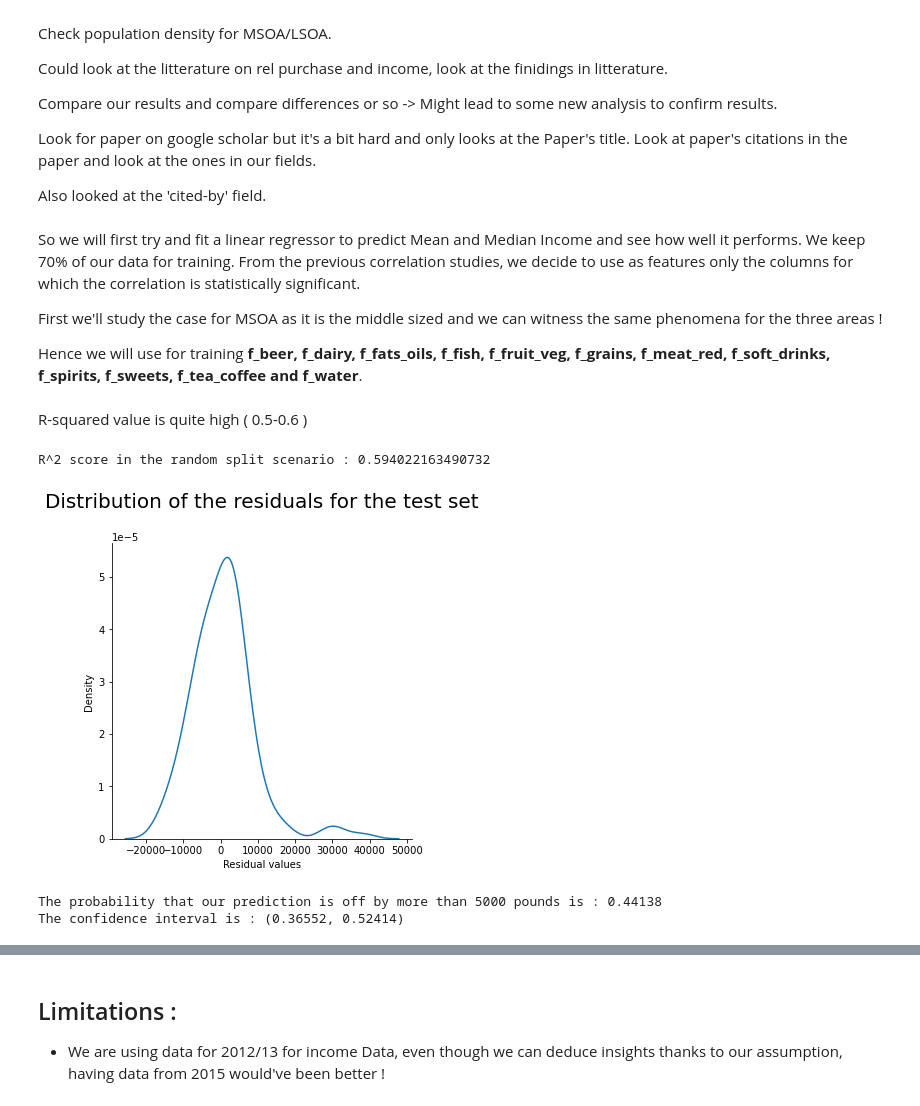
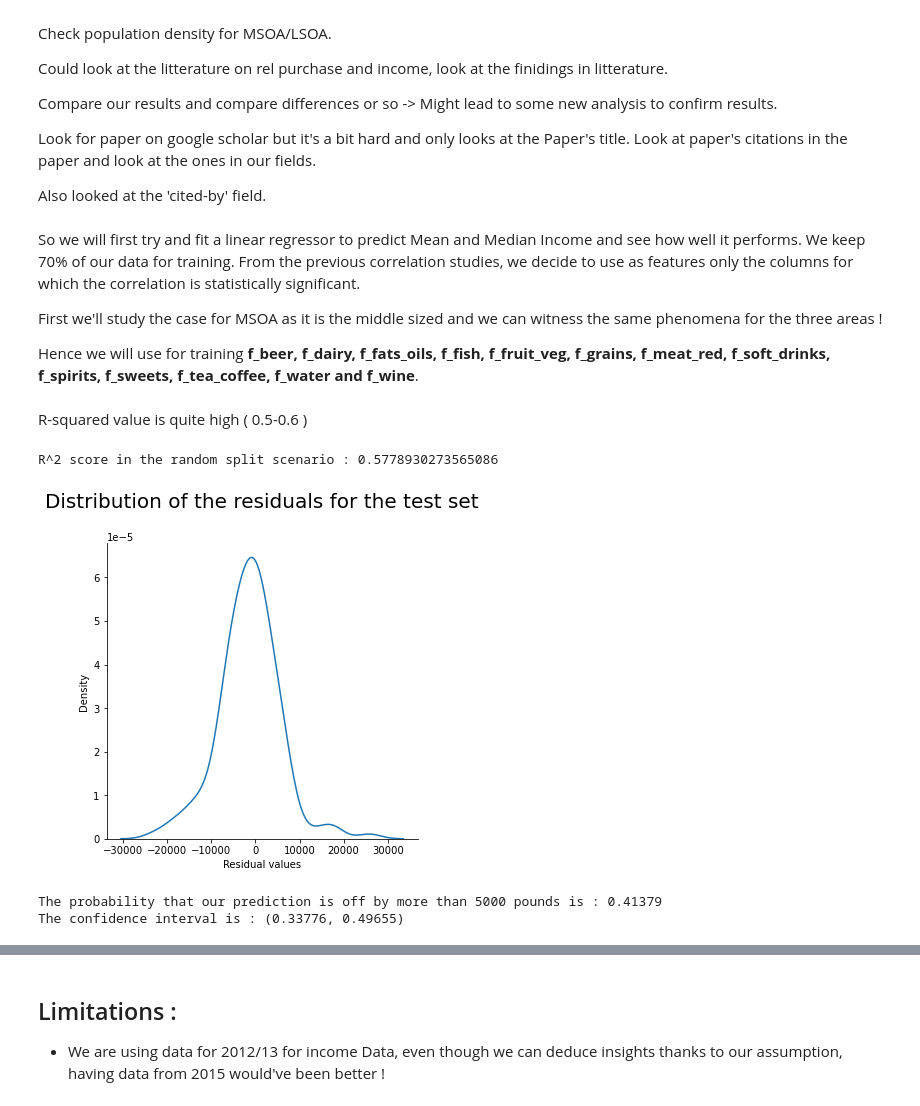
Before and after one commit to epfl-ada/ada-2020-project-milestone-p3-p3_p-ada-wan, a Jupyter notebook: Link_Groceries_Income.ipynb, the cells around one changed output, grey strips where cells are left out. Cells and saved outputs as stored; diff of their text form; code cells hidden in the pictures.

```diff
--- a/Link_Groceries_Income.ipynb
+++ b/Link_Groceries_Income.ipynb
@@ -280,43 +435,43 @@ We keep 70% of our data for training. From the previous correlation studies, we
 First we'll study the case for MSOA as it is the middle sized and we can witness the same phenomena for the three areas !
 
 Hence we will use for training
-**f_beer, f_dairy, f_fats_oils, f_fish, f_fruit_veg, f_grains, f_meat_red, f_soft_drinks, f_spirits, f_sweets, f_tea_coffee and f_water**.
+**f_beer, f_dairy, f_fats_oils, f_fish, f_fruit_veg, f_grains, f_meat_red, f_soft_drinks, f_spirits, f_sweets, f_tea_coffee, f_water and f_wine**.
 # %% [markdown]
 R-squared value is quite high ( 0.5-0.6 )
 # %%
 
 # Split our data for regression
 train, test = model_selection.train_test_split(groceries_income_ward, test_size=0.3)
 
 # Select the parameters columns
 
 columns = ['f_beer', 'f_dairy', 'f_fats_oils', 'f_fish', 'f_fruit_veg', 'f_grains',
-           'f_meat_red', 'f_soft_drinks', 'f_spirits', 'f_sweets', 'f_tea_coffee', 'f_water']
+           'f_meat_red', 'f_soft_drinks', 'f_spirits', 'f_sweets', 'f_tea_coffee', 'f_water', 'f_wine']
 
 # Build X and Y for the training set
 X_tr = train[columns]
 y_tr = train['mean_income']
 
 # Fit the model
 reg_rd = linear_model.LinearRegression().fit(X_tr, y_tr)
 
 # Build X and Y for the test set
 X_te = test[columns]
 y_te = test['mean_income']
 
 # Predict using our model and evaluate the R-squared score
 y_pred = reg_rd.predict(X_te)
 r2 = reg_rd.score(X_te, y_te)
 print(f'R^2 score in the random split scenario : {r2}')
 
 residual = y_te - y_pred
 lm = sns.displot(residual,kind='kde')
 plt.xlabel('Residual values')
 plt.title('Distribution of the residuals for the test set', fontsize=20, y=1.1)
 plt.show()
 # %% [output]
-R^2 score in the random split scenario : 0.594022163490732
+R^2 score in the random split scenario : 0.5778930273565086
-[figure, old version]
+[figure, new version]
 # %%
 # Probability
 def CI_2_points_off(data, nbr_draws):
@@ -335,5 +490,5 @@ lower, median, upper = CI_2_points_off(residual, 1000)
 print(f'The probability that our prediction is off by more than 5000 pounds is : {median:.5}')
 print(f'The confidence interval is : ({lower:.5}, {upper:.5})')
 # %% [output]
-The probability that our prediction is off by more than 5000 pounds is : 0.44138
-The confidence interval is : (0.36552, 0.52414)
+The probability that our prediction is off by more than 5000 pounds is : 0.41379
+The confidence interval is : (0.33776, 0.49655)
```
Also changed, not shown: parts of 25 cells of this notebook.
